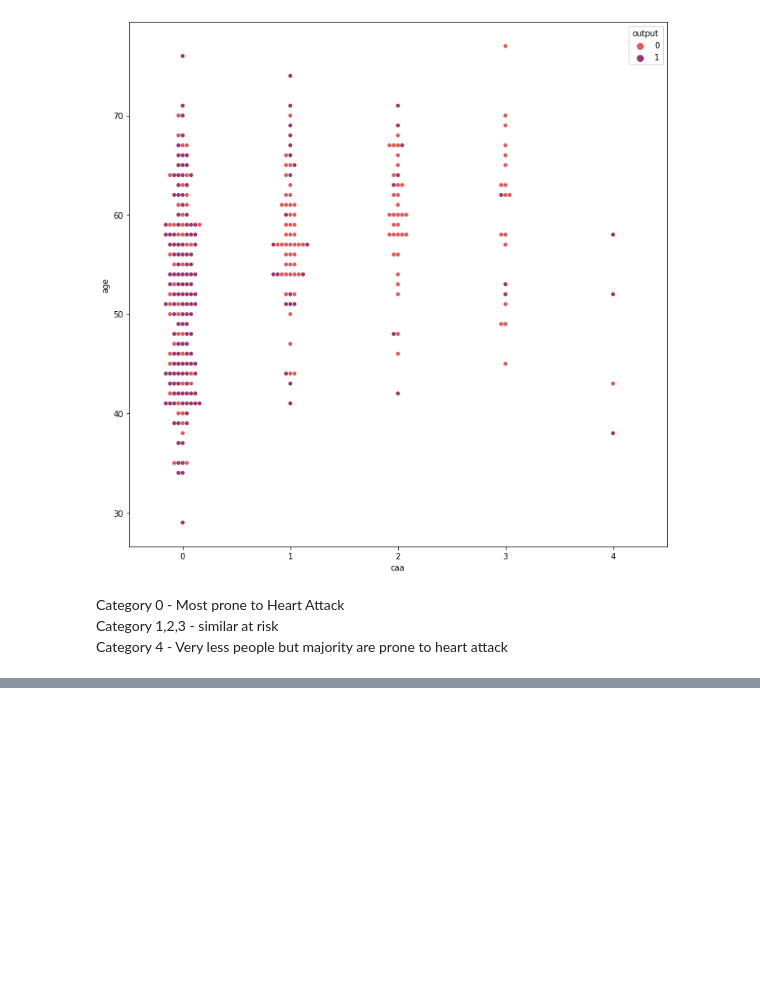
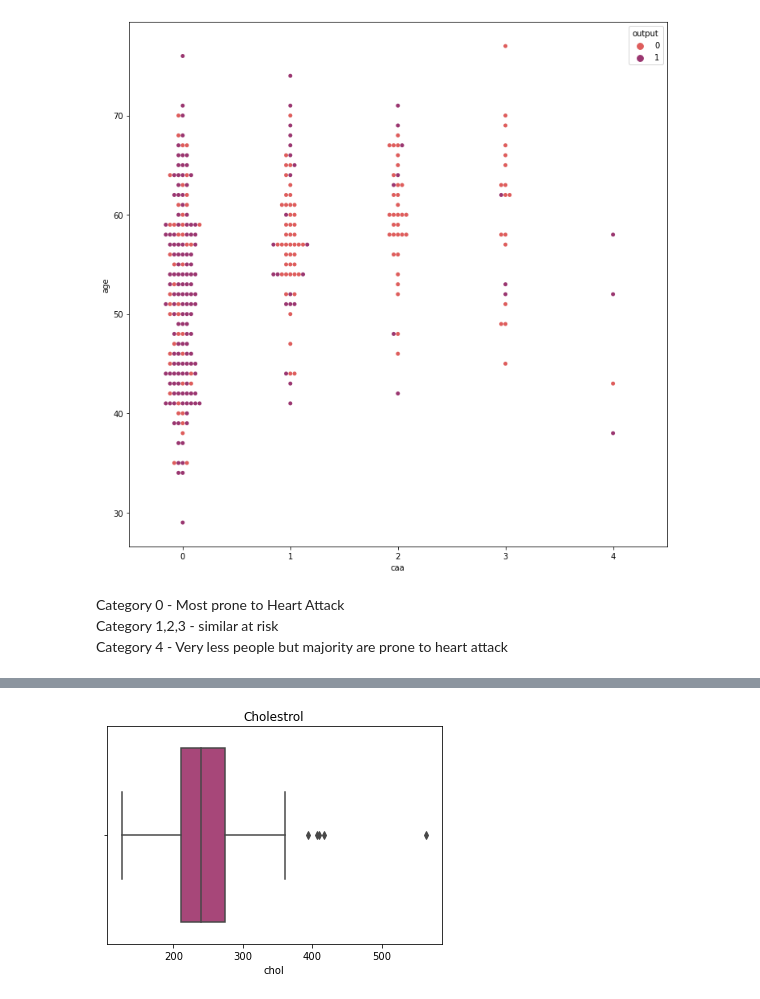
Before and after one commit to Si-D/Heart-Attack-Prediction, a Jupyter notebook: heartattackprediction.ipynb, the cells around one changed output, grey strips where cells are left out. Drawn from its saved outputs; the diff is of its cells as text; code cells hidden in the pictures; blank space fills up the shorter version.

```diff
--- a/heartattackprediction.ipynb
+++ b/heartattackprediction.ipynb
@@ -131,0 +140,6 @@ Category 4 - Very less people but majority are prone to heart attack
+# %%
+sns.boxplot(data=data, x='chol', palette='magma')
+plt.title("Cholestrol")
+plt.show()
+# %% [output]
+[figure, added]
```
Also changed, not shown: parts of 3 cells of this notebook.
